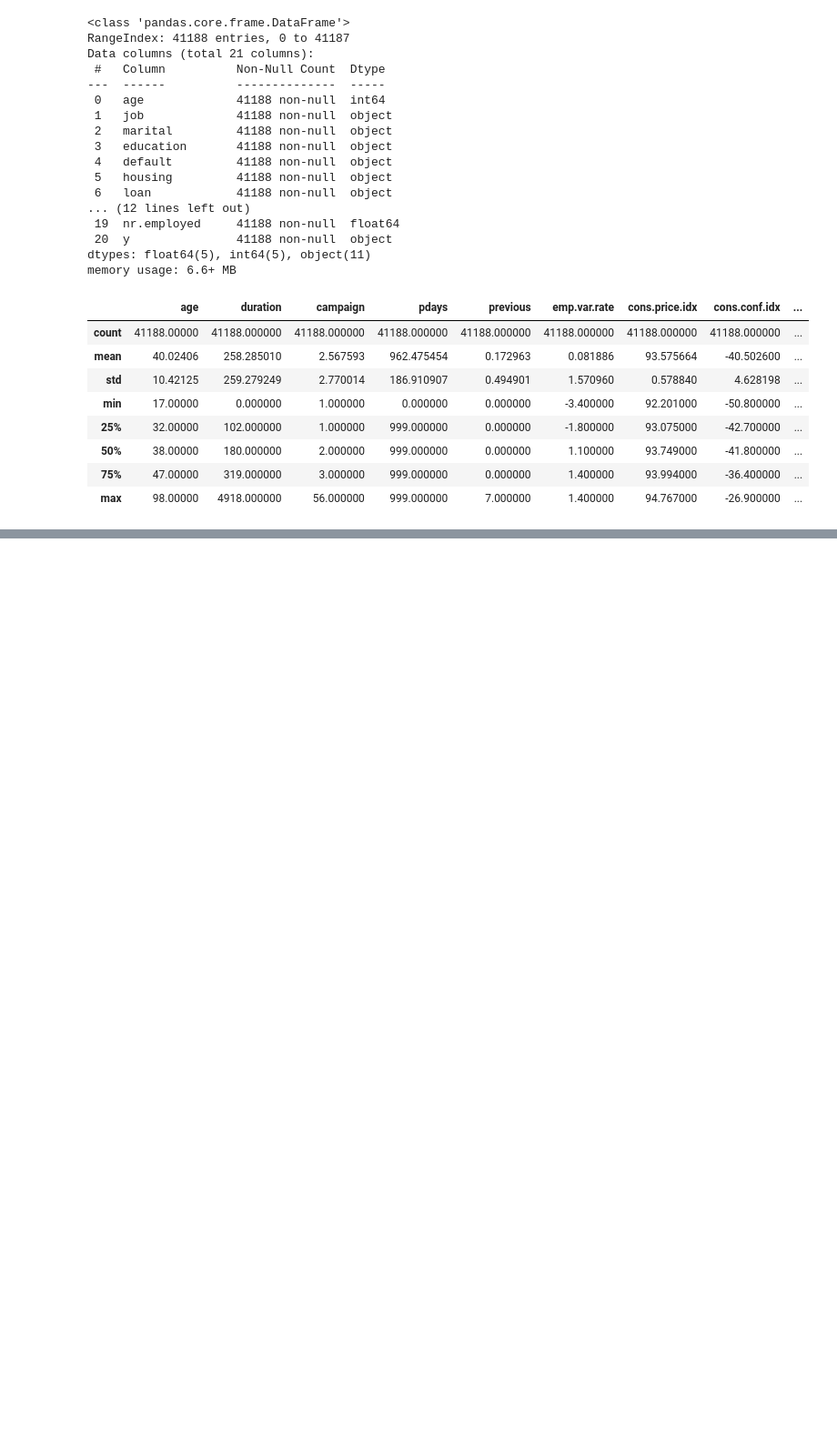
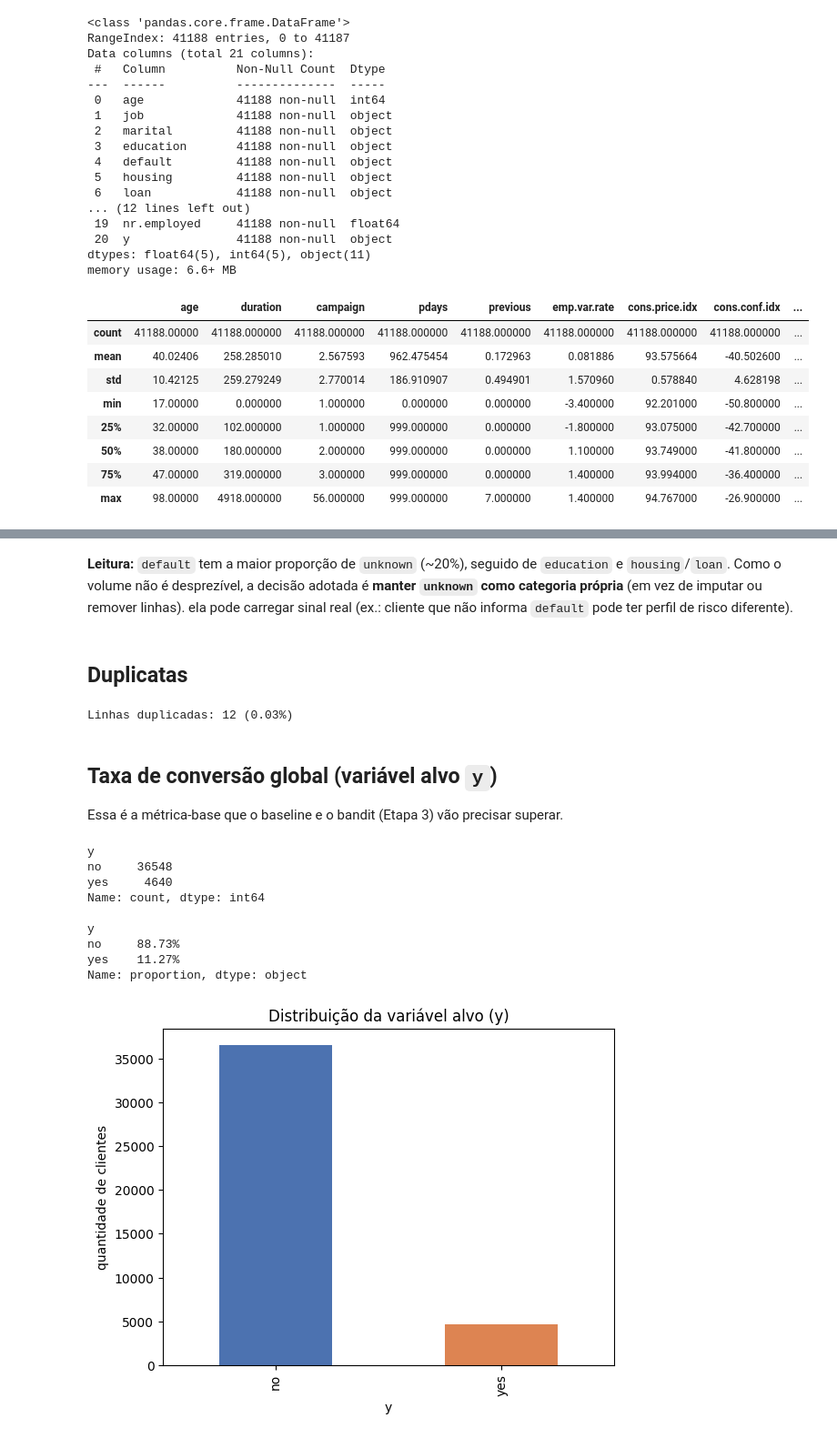
Before and after one commit to matheusandrade6/datathon-7mlet-fiap, a Jupyter notebook: notebooks/eda.ipynb, the cells around one changed output, grey strips where cells are left out. Shown at 91% size. Drawn from its saved outputs; the diff is of its cells as text; code cells hidden in the pictures; blank space fills up the shorter version.

```diff
--- a/notebooks/eda.ipynb
+++ b/notebooks/eda.ipynb
@@ -68,0 +96,39 @@ df.describe()
+# %% [markdown]
+**Leitura:** `default` tem a maior proporção de `unknown` (~20%), seguido de `education` e `housing`/`loan`. Como o volume não é desprezível, a decisão adotada é **manter `unknown` como categoria própria** (em vez de imputar ou remover linhas).
+ela pode carregar sinal real (ex.: cliente que não informa `default` pode ter perfil de risco diferente).
+# %% [markdown]
+## Duplicatas
+# %%
+n_dup = df.duplicated().sum()
+print(f"Linhas duplicadas: {n_dup} ({n_dup / len(df):.2%})")
+# %% [output]
+Linhas duplicadas: 12 (0.03%)
+# %% [markdown]
+## Taxa de conversão global (variável alvo `y`)
+
+Essa é a métrica-base que o baseline e o bandit (Etapa 3) vão precisar superar.
+# %%
+import matplotlib.pyplot as plt
+
+conv_counts = df['y'].value_counts()
+conv_rate = df['y'].value_counts(normalize=True)
+
+print(conv_counts)
+print()
+print((conv_rate * 100).round(2).astype(str) + '%')
+
+ax = conv_counts.plot(kind='bar', color=['#4C72B0', '#DD8452'], title='Distribuição da variável alvo (y)')
+ax.set_xlabel('y')
+ax.set_ylabel('quantidade de clientes')
+plt.show()
+# %% [output]
+y
+no     36548
+yes     4640
+Name: count, dtype: int64
+
+y
+no     88.73%
+yes    11.27%
+Name: proportion, dtype: object
+[figure, added]
```
Also changed, not shown: parts of 20 cells of this notebook.
